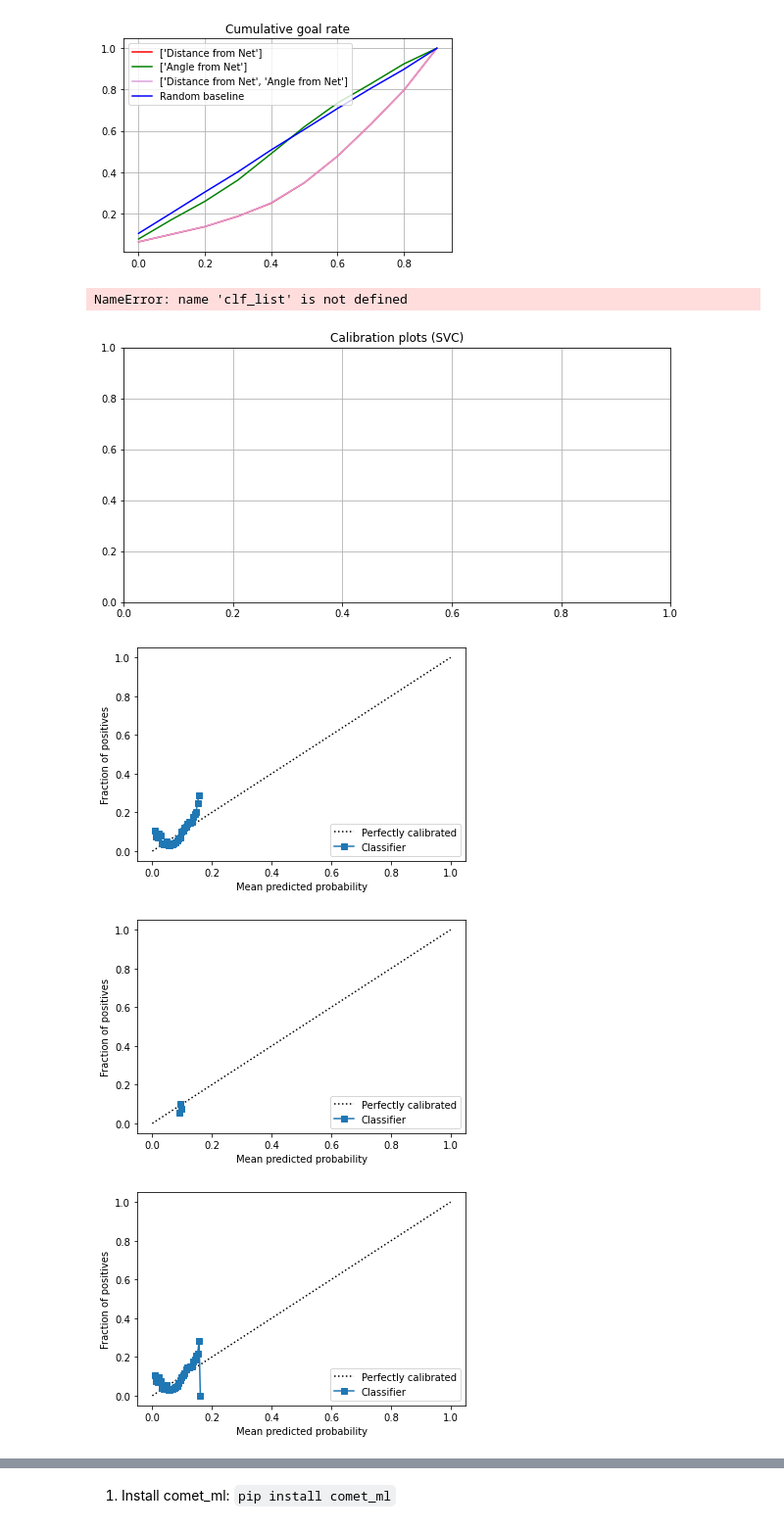
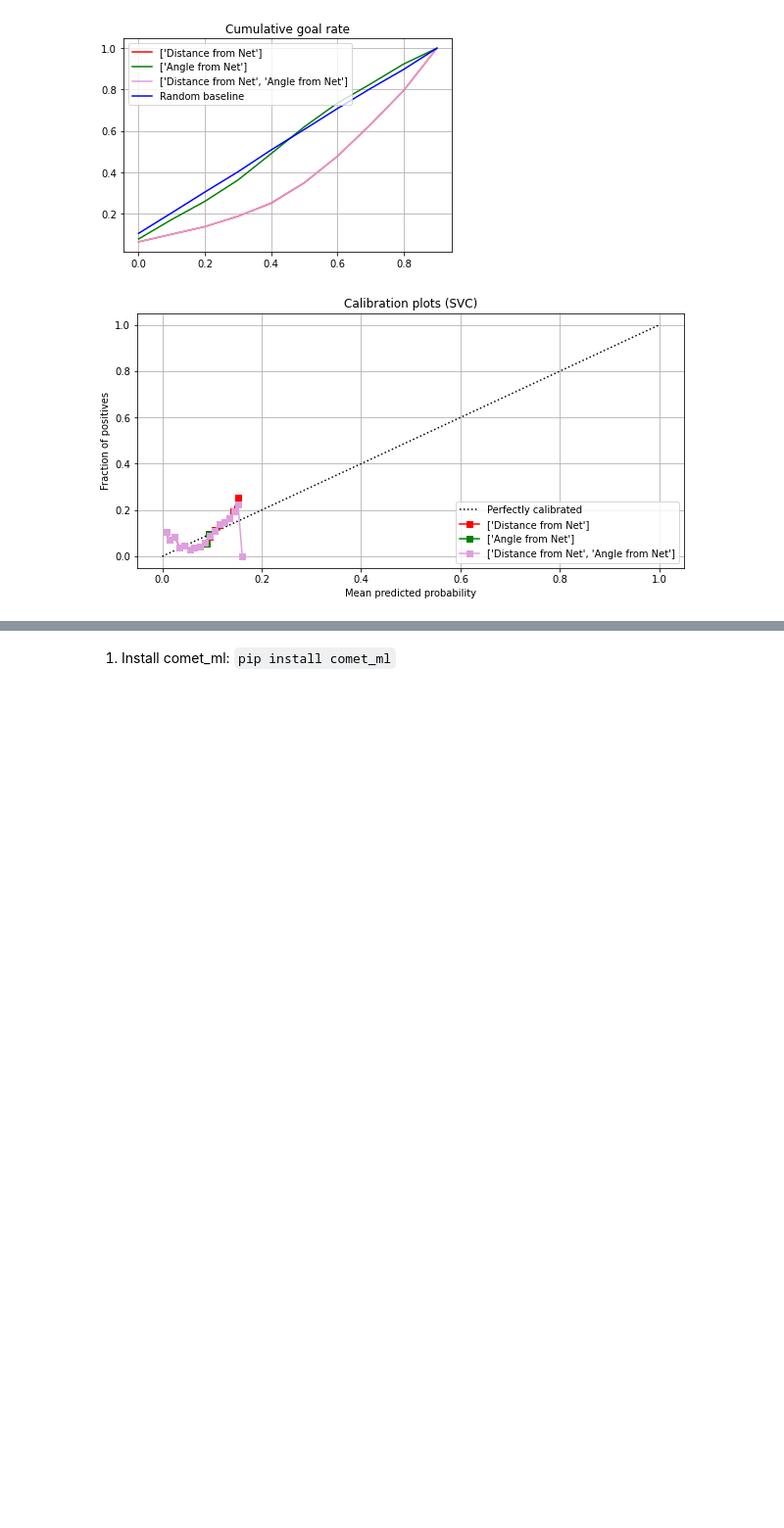
Before and after one commit to IreneZhou0129/IFT6758_m1, a Jupyter notebook: notebooks/m2_q3.ipynb, the cells around one changed output, grey strips where cells are left out. Shown at 98% size. Drawn from its saved outputs; the diff is of its cells as text; code cells hidden in the pictures; blank space fills up the shorter version.

Commit message:
added calibration plot

```diff
--- a/notebooks/m2_q3.ipynb
+++ b/notebooks/m2_q3.ipynb
@@ -531,57 +531,45 @@ plot_cumulative_rate(feature_color_dict)
 [figure]
 # %%
 from matplotlib.gridspec import GridSpec
+
 def plot_calibration(feature_color_dict):
+    '''
+    https://scikit-learn.org/stable/auto_examples/calibration/plot_calibration_curve.html
+    '''
 
     fig = plt.figure(figsize=(10, 10))
     gs = GridSpec(4, 2)
 
     ax_calibration_curve = fig.add_subplot(gs[:2, :2])
 
     for k,v in feature_color_dict.items():
 
         f = v[0]
         color = v[1]
 
-        probs = q3_2(X, y, f)
-        is_goal = probs[:,1]
+        if f != 'Random baseline':
+            X_train, X_test, y_train, y_test = train_test_split(X[f],y,test_size=0.20,random_state=50)
+            y_train = y_train.values.ravel()
+            clf.fit(X_train, y_train)
 
-        perc_df = get_percentile(X, y, probs, f)
-
-        cal_dict = {}
-        display = CalibrationDisplay.from_predictions(perc_df['Is Goal'],
-                                                   perc_df['Goal prob'],
-                                                   n_bins=200)
-        cal_dict[k] = display
+            display = CalibrationDisplay.from_estimator(
+                clf,
+                X_test,
+                y_test,
+                n_bins=100,
+                ax=ax_calibration_curve,
+                color=color,
+                label=f'{f}'
+            )
 
     ax_calibration_curve.grid()
     ax_calibration_curve.set_title("Calibration plots (SVC)")
 
-    # Add histogram
-    grid_positions = [(2, 0), (2, 1), (3, 0), (3, 1)]
-    for i, (_, name) in enumerate(clf_list):
-        row, col = grid_positions[i]
-        ax = fig.add_subplot(gs[row, col])
-
-        ax.hist(
-            calibration_displays[name].y_prob,
-            range=(0, 1),
-            bins=10,
-            label=name,
-            color=colors(i),
-        )
-        ax.set(title=name, xlabel="Mean predicted probability", ylabel="Count")
-
-    plt.tight_layout()
     plt.show()
 
 
 plot_calibration(feature_color_dict)
 # %% [output]
-NameError: name 'clf_list' is not defined
-[figure, old version]
+[figure, new version]
-[figure, removed]
-[figure, removed]
-[figure, removed]
 # %%
 from sklearn.calibration import calibration_curve
```
Also changed, not shown: parts of 3 cells of this notebook.
